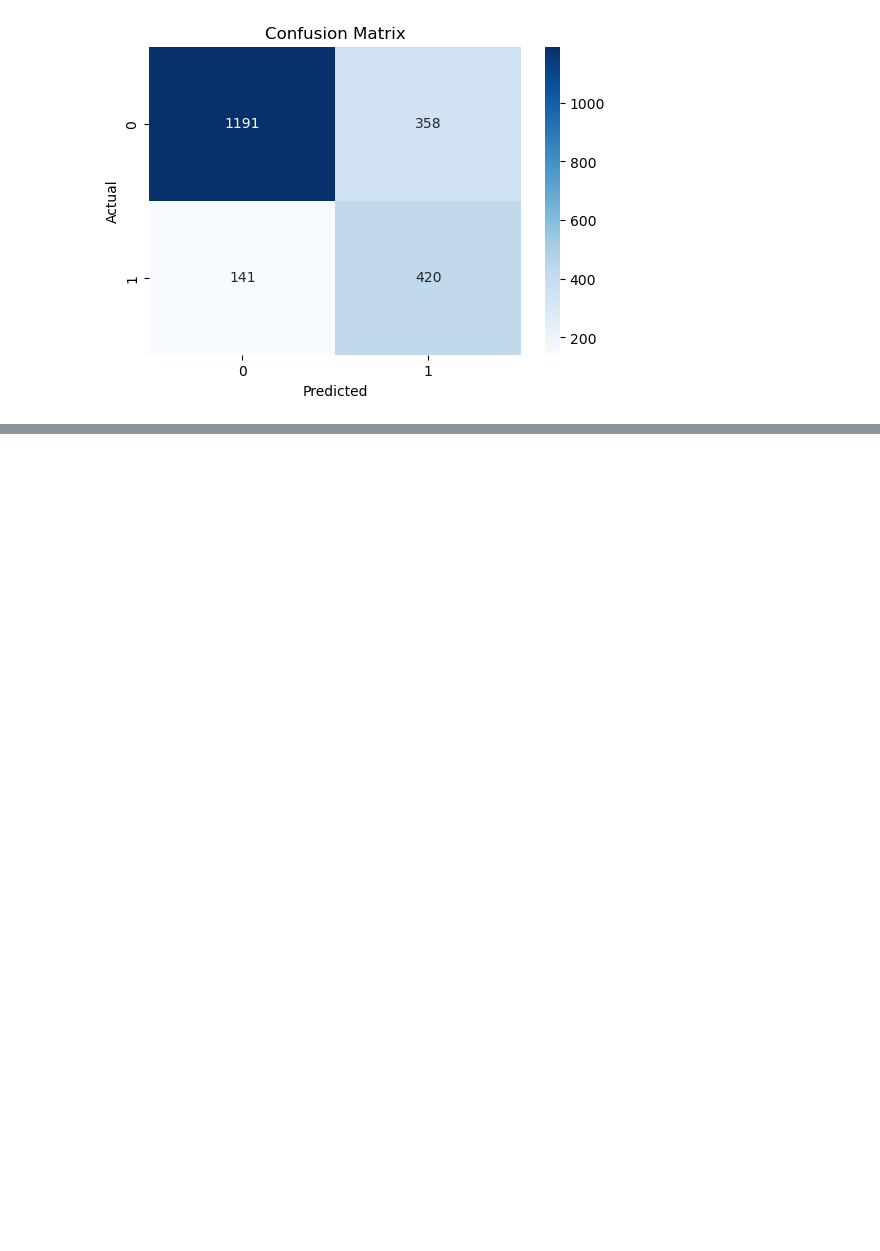
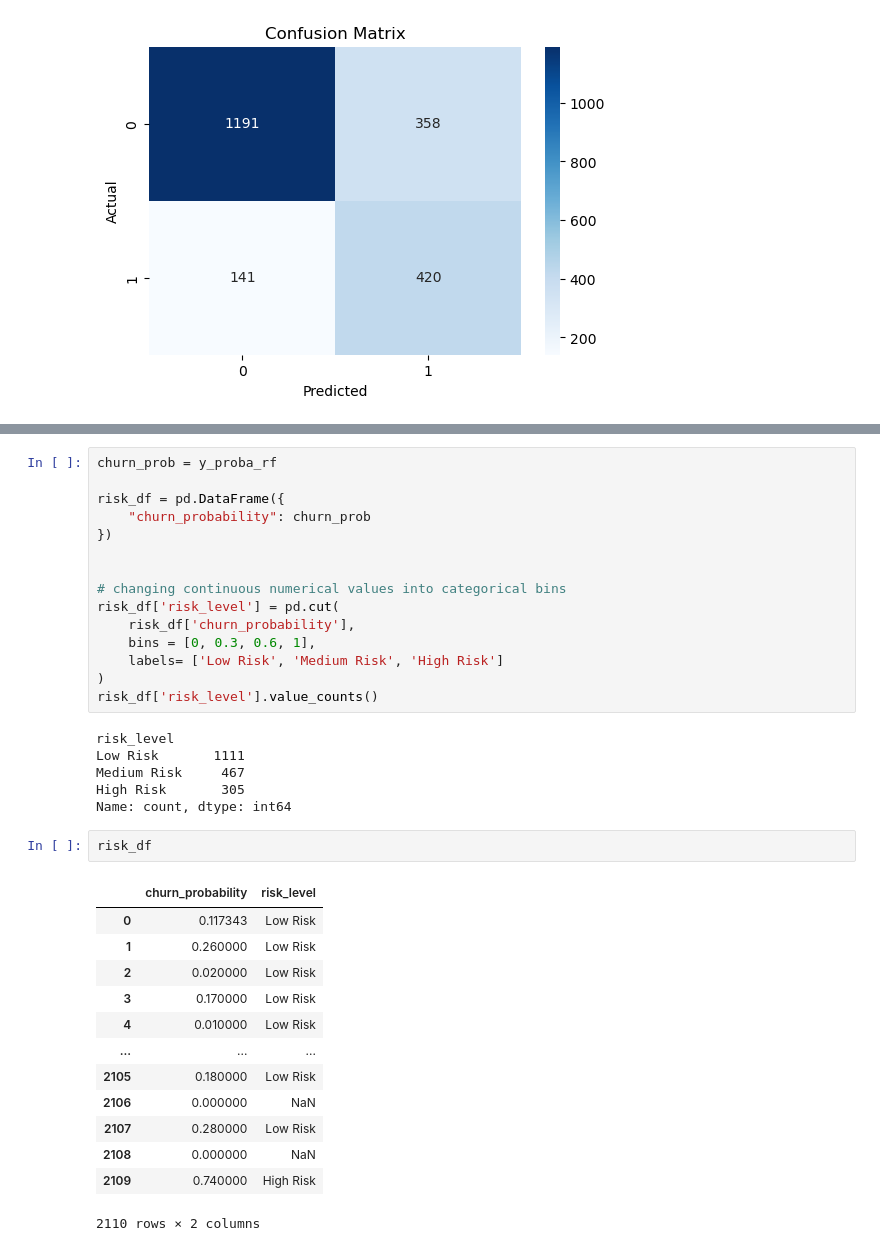
Before and after one commit to dilliram-code/telecom-customer-churn-prediction, a Jupyter notebook: data_preprocessing/dataset_training.ipynb, the cells around one changed output, grey strips where cells are left out. Cells and saved outputs as stored; diff of their text form; blank space fills up the shorter version.

Commit message:
categorize the risk of churn categories based on the probability values

```diff
--- a/data_preprocessing/dataset_training.ipynb
+++ b/data_preprocessing/dataset_training.ipynb
@@ -548,0 +571,37 @@ plt.show()
+# %%
+churn_prob = y_proba_rf
+
+risk_df = pd.DataFrame({
+	"churn_probability": churn_prob
+})
+
+
+# changing continuous numerical values into categorical bins
+risk_df['risk_level'] = pd.cut(
+	risk_df['churn_probability'],
+	bins = [0, 0.3, 0.6, 1],
+	labels= ['Low Risk', 'Medium Risk', 'High Risk']
+)
+risk_df['risk_level'].value_counts()
+# %% [output]
+risk_level
+Low Risk       1111
+Medium Risk     467
+High Risk       305
+Name: count, dtype: int64
+# %%
+risk_df
+# %% [output]
+|  | churn_probability | risk_level |
+| 0 | 0.117343 | Low Risk |
+| 1 | 0.260000 | Low Risk |
+| 2 | 0.020000 | Low Risk |
+| 3 | 0.170000 | Low Risk |
+| 4 | 0.010000 | Low Risk |
+| ... | ... | ... |
+| 2105 | 0.180000 | Low Risk |
+| 2106 | 0.000000 | NaN |
+| 2107 | 0.280000 | Low Risk |
+| 2108 | 0.000000 | NaN |
+| 2109 | 0.740000 | High Risk |
+2110 rows × 2 columns
```
Also changed, not shown: parts of 1 cell of this notebook.
